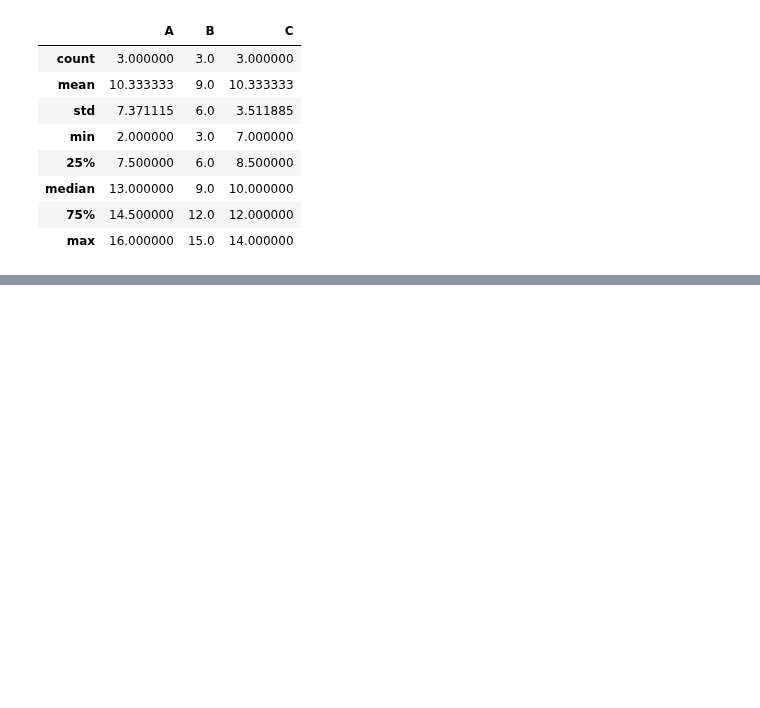
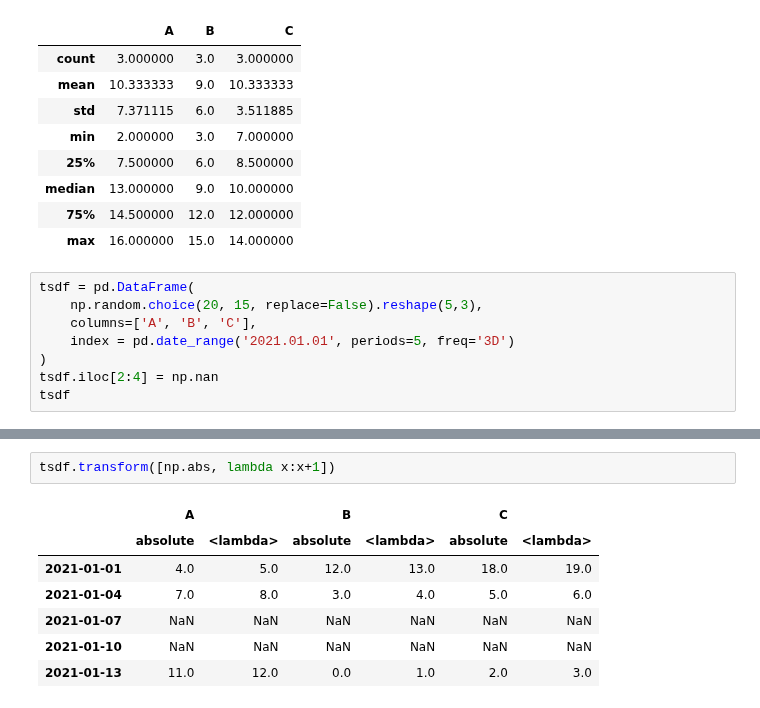
Before and after one commit to UtsavParashar/PythonProblems, a Jupyter notebook: PandasOffDoc.ipynb, the cells around one changed output, grey strips where cells are left out. Drawn from its saved outputs; the diff is of its cells as text; blank space fills up the shorter version.

Commit message:
transform applymap map

```diff
--- a/PandasOffDoc.ipynb
+++ b/PandasOffDoc.ipynb
@@ -2900,3 +2900,11 @@ tsdf.agg(["count", "mean", "std", "min", q_25, "median", q_75, "max"])
 | median | 13.000000 | 9.0 | 10.000000 |
 | 75% | 14.500000 | 12.0 | 12.000000 |
 | max | 16.000000 | 15.0 | 14.000000 |
+# %%
+tsdf = pd.DataFrame(
+    np.random.choice(20, 15, replace=False).reshape(5,3),
+    columns=['A', 'B', 'C'],
+    index = pd.date_range('2021.01.01', periods=5, freq='3D')
+)
+tsdf.iloc[2:4] = np.nan
+tsdf
@@ -2902,0 +2948,10 @@ tsdf.agg(["count", "mean", "std", "min", q_25, "median", q_75, "max"])
+# %%
+tsdf.transform([np.abs, lambda x:x+1])
+# %% [output]
+|  | A |  | B |  | C |  |
+|  | absolute | <lambda> | absolute | <lambda> | absolute | <lambda> |
+| 2021-01-01 | 4.0 | 5.0 | 12.0 | 13.0 | 18.0 | 19.0 |
+| 2021-01-04 | 7.0 | 8.0 | 3.0 | 4.0 | 5.0 | 6.0 |
+| 2021-01-07 | NaN | NaN | NaN | NaN | NaN | NaN |
+| 2021-01-10 | NaN | NaN | NaN | NaN | NaN | NaN |
+| 2021-01-13 | 11.0 | 12.0 | 0.0 | 1.0 | 2.0 | 3.0 |
```
Also changed, not shown: parts of 16 cells of this notebook, 2 other files.
